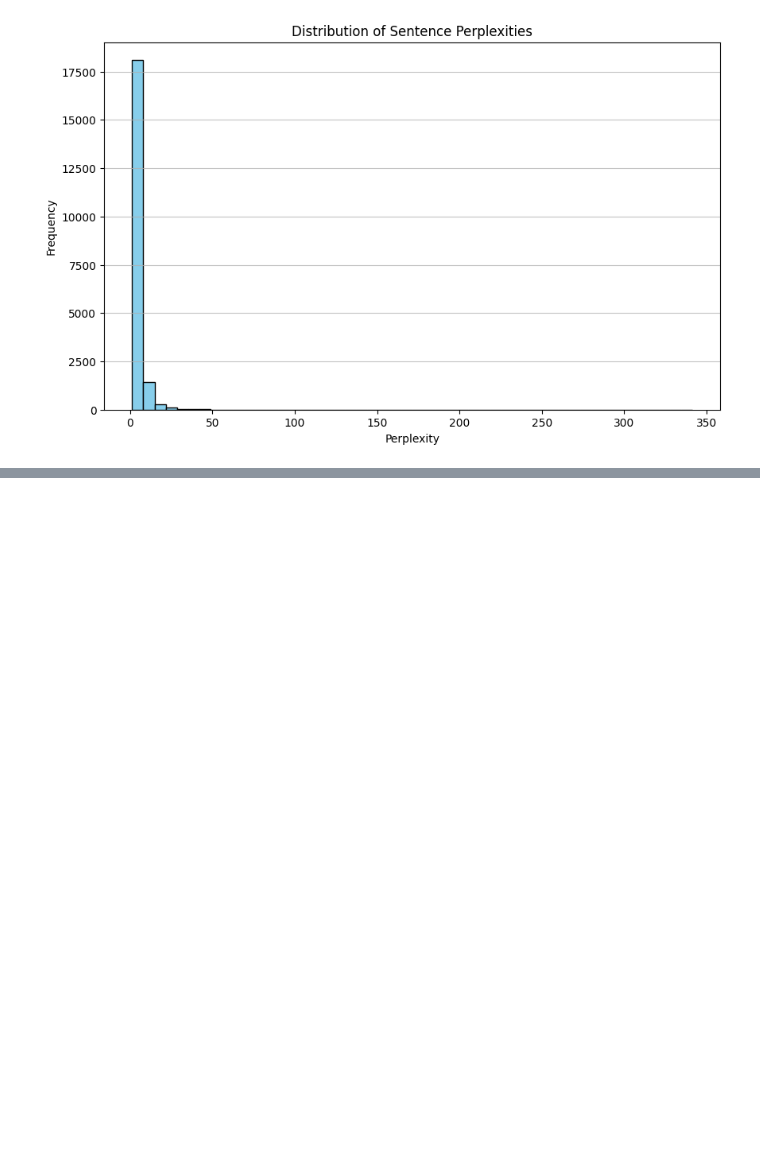
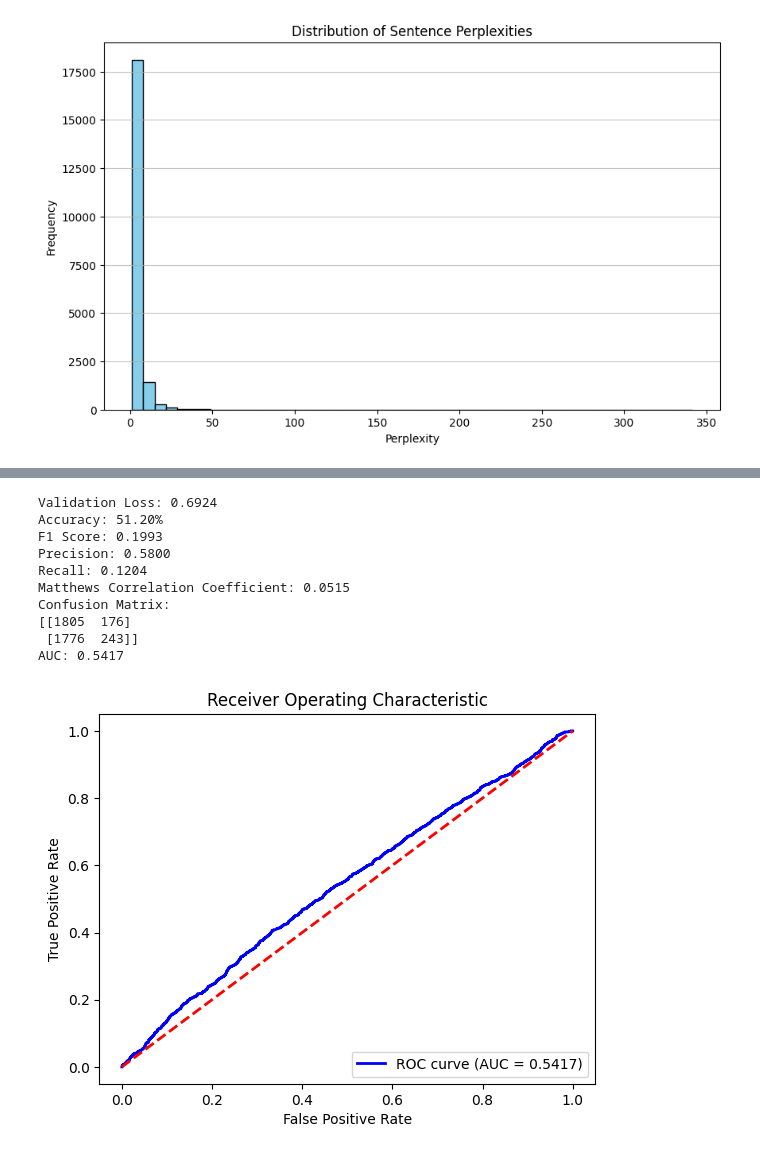
Before and after one commit to Vithesh-Reddy/Measuring-Text-Fluency, a Jupyter notebook: LSTM.ipynb, the cells around one changed output, grey strips where cells are left out. Saved outputs shown, nothing was run; the diff lists cells and outputs as text; code cells hidden in the pictures; blank space fills up the shorter version.

Commit message:
linear classifier and gec code added

```diff
--- a/LSTM.ipynb
+++ b/LSTM.ipynb
@@ -441,0 +481,39 @@ plot_perplexity_distribution(test_sentences, model, vocab, device)
+# %%
+class PerplexityClassifier(nn.Module):
+    def __init__(self):
+        super(PerplexityClassifier, self).__init__()
+        self.classifier = nn.Linear(1, 2)
+
+    def forward(self, x):
+        return self.classifier(x)
+# %%
+# Hyperparameters
+learning_rate = 0.01
+num_epochs = 10
+
+# Initialize the model
+classifier = PerplexityClassifier().to(device)
+
+# Define the loss function and optimizer
+criterion = nn.CrossEntropyLoss()
+optimizer = torch.optim.Adam(classifier.parameters(), lr=learning_rate)
+# %%
+def train_classifier(model, train_loader, criterion, optimizer, num_epochs=5):
+    model.to(device)
+    for epoch in range(num_epochs):
+        model.train()
+        total_loss = 0
+        for inputs, labels in train_loader:
+            inputs, labels = inputs.to(device), labels.to(device)
+            optimizer.zero_grad()
+            outputs = model(inputs)
+            loss = criterion(outputs, labels)
+            loss.backward()
+            optimizer.step()
+            total_loss += loss.item()
+
+        avg_loss = total_loss / len(train_loader)
+        print(f"Epoch {epoch + 1}/{num_epochs}, Loss: {avg_loss:.4f}")
+# %%
+# Call the training function
+train_classifier(classifier, train_loader, criterion, optimizer, num_epochs)
@@ -441,0 +581,15 @@ plot_perplexity_distribution(test_sentences, model, vocab, device)
+# %%
+# Call the test function
+test(classifier, test_loader, criterion)
+# %% [output]
+Validation Loss: 0.6924
+Accuracy: 51.20%
+F1 Score: 0.1993
+Precision: 0.5800
+Recall: 0.1204
+Matthews Correlation Coefficient: 0.0515
+Confusion Matrix:
+[[1805  176]
+ [1776  243]]
+AUC: 0.5417
+[figure, added]
```
Also changed, not shown: parts of 10 cells of this notebook, 4 other files.
